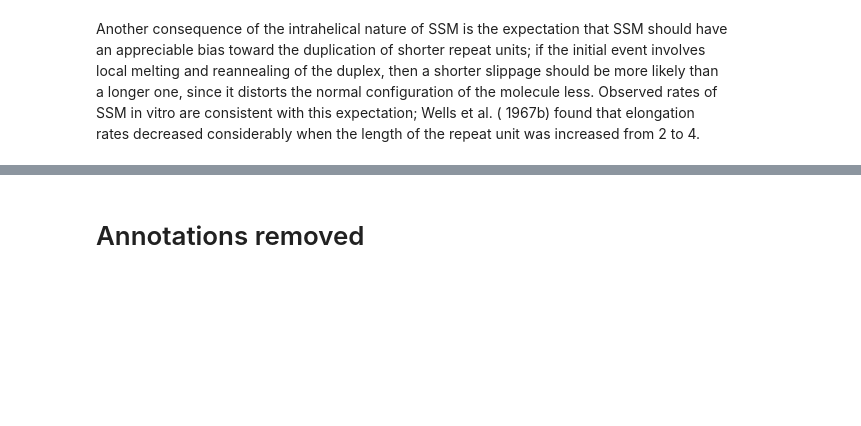
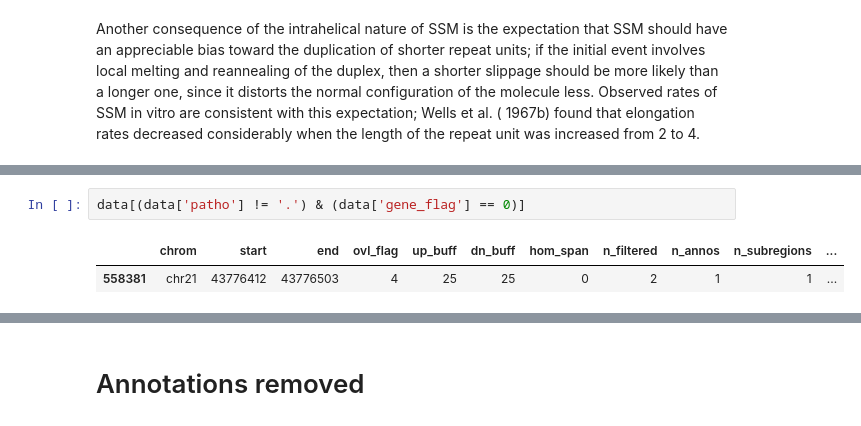
Before and after one commit to ACEnglish/adotto, a Jupyter notebook: regions/notebooks/FinalRegionsQC.ipynb, the cells around one changed output, grey strips where cells are left out. Drawn from its saved outputs; the diff is of its cells as text; blank space fills up the shorter version.

```diff
--- a/regions/notebooks/FinalRegionsQC.ipynb
+++ b/regions/notebooks/FinalRegionsQC.ipynb
@@ -328,0 +404,5 @@ when the length of the repeat unit was increased from 2 to 4.
+# %%
+data[(data['patho'] != '.') & (data['gene_flag'] == 0)]
+# %% [output]
+|  | chrom | start | end | ovl_flag | up_buff | dn_buff | hom_span | n_filtered | n_annos | n_subregions | ... |
+| 558381 | chr21 | 43776412 | 43776503 | 4 | 25 | 25 | 0 | 2 | 1 | 1 | ... |
```
Also changed, not shown: parts of 9 cells of this notebook.
